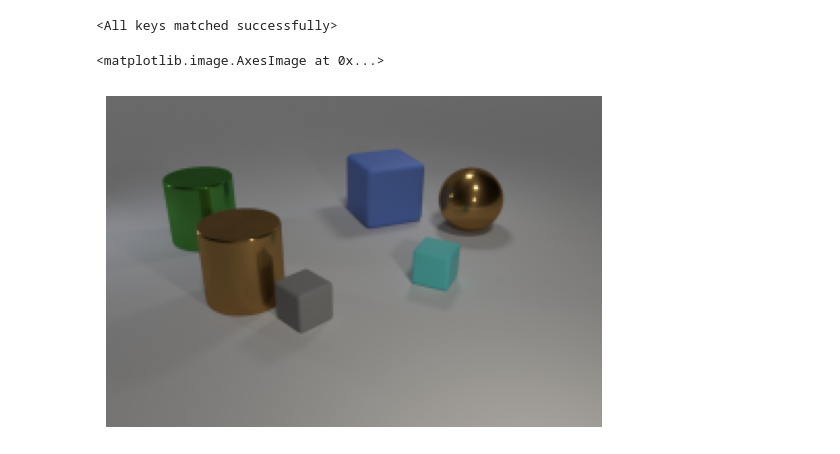
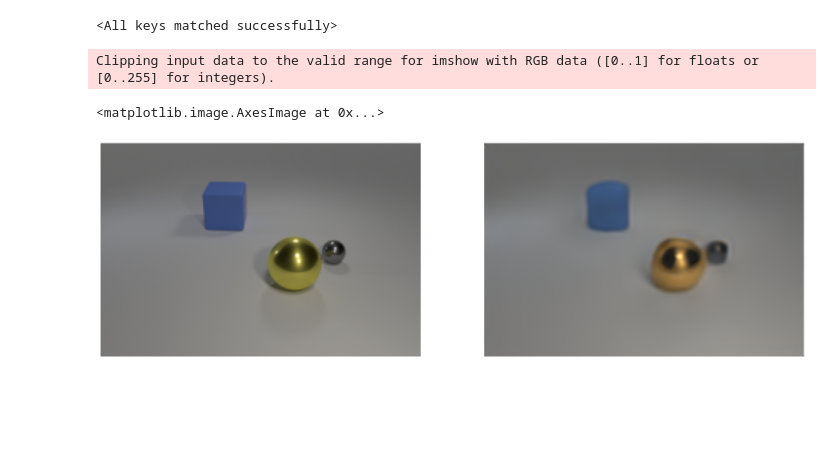
Before and after one commit to bglazer/graph_autoencoder_v2, a Jupyter notebook: perturbation.ipynb, the cells around one changed output. Cells and saved outputs as stored; diff of their text form; code cells hidden in the pictures; blank space fills up the shorter version.

```diff
--- a/perturbation.ipynb
+++ b/perturbation.ipynb
@@ -28,7 +28,7 @@ dataloader = DataLoader(dataset=dataset, batch_size=1)
 lgvae = LatentGraphVAE(n_channels=3, w=480//2, h=320//2, device=device)
 # %%
 # sd = torch.load(open('models/lgvae_20221208-0138.torch','rb'), map_location=device)
-sd = torch.load('models/lgvae_20221208-0156.torch')#, map_location=device)
+sd = torch.load('models/best_latest.torch')#, map_location=device)
 # %%
 lgvae.load_state_dict(sd)
 # %% [output]
@@ -39,10 +39,15 @@ lgvae = lgvae.to(device)
 idl = iter(dataloader)
 # %%
 image,_ = next(idl)
-image = image.to(device)
-plt.axis('off')
-# TODO why is this transposed?
-plt.imshow(to_np(image).transpose(1,0,2))
+image = image.to(device).squeeze(0)
+fig, axs = plt.subplots(1,2, figsize=(20,10))
+axs[0].axis('off')
+axs[0].imshow(to_np(image))
+recon, nodes, attentions = lgvae(image)
+
+axs[1].axis('off')
+axs[1].imshow(to_np(recon))
 # %% [output]
-<matplotlib.image.AxesImage at 0x...>
+Clipping input data to the valid range for imshow with RGB data ([0..1] for floats or [0..255] for integers).
+<matplotlib.image.AxesImage at 0x...>
-[figure, old version]
+[figure, new version]
```
Also changed, not shown: parts of 4 cells of this notebook.
